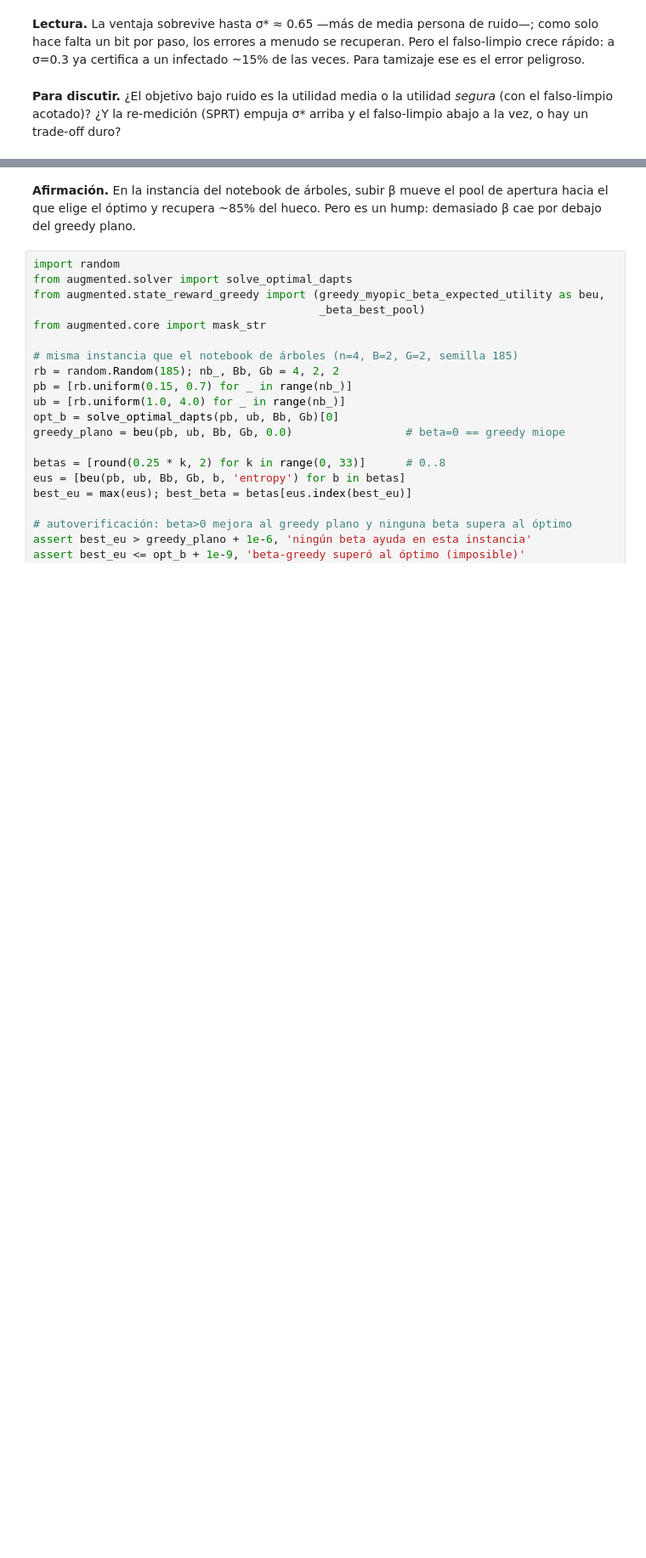
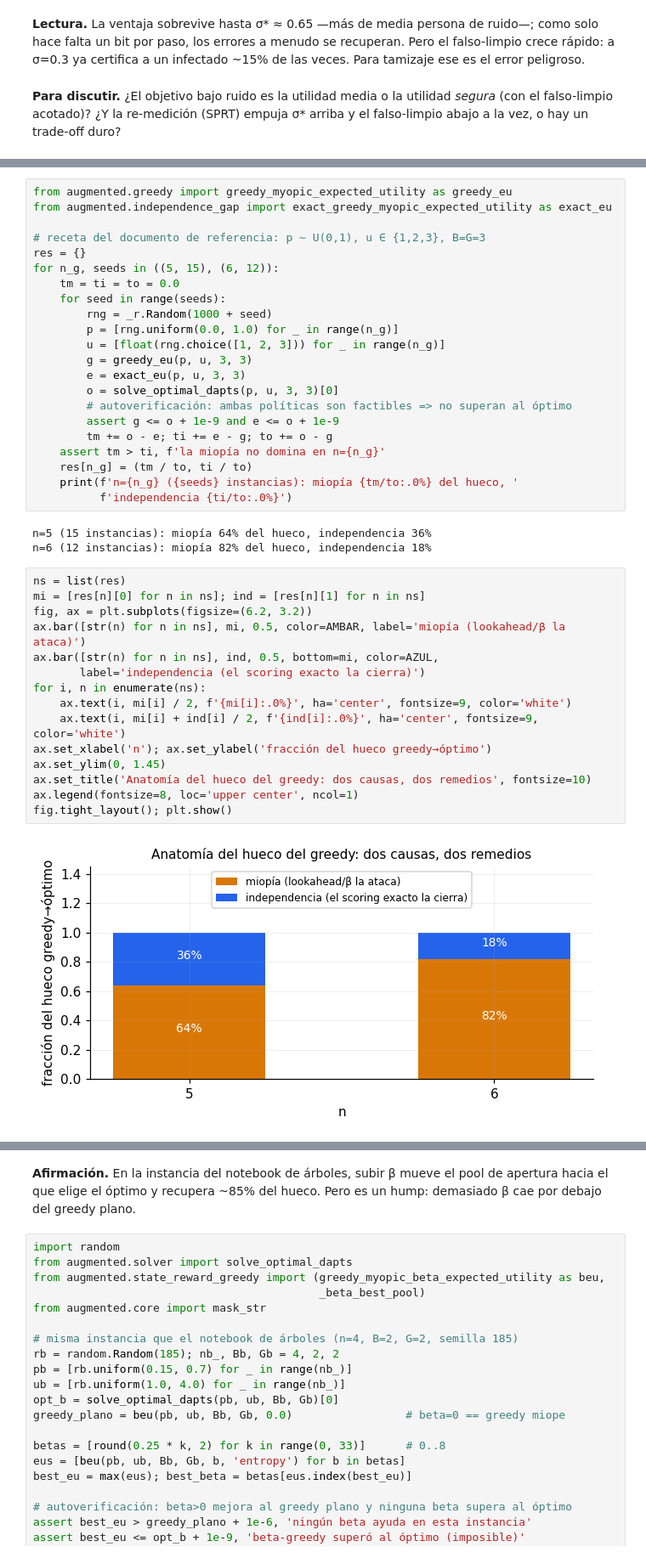
Before and after one commit to Vladi-roSP/pooled-testing-dynamic, a Jupyter notebook: augmented/notebooks/19_avances_post_sesion.ipynb, the cells around one changed output, grey strips where cells are left out. Shown at 85% size. Drawn from its saved outputs; the diff is of its cells as text; blank space fills up the shorter version.

```diff
--- a/augmented/notebooks/19_avances_post_sesion.ipynb
+++ b/augmented/notebooks/19_avances_post_sesion.ipynb
@@ -659,0 +617,42 @@ conteo) como proxy escalar del "valor de contar" de una historia?
+# %%
+from augmented.greedy import greedy_myopic_expected_utility as greedy_eu
+from augmented.independence_gap import exact_greedy_myopic_expected_utility as exact_eu
+
+# receta del documento de referencia: p ~ U(0,1), u ∈ {1,2,3}, B=G=3
+res = {}
+for n_g, seeds in ((5, 15), (6, 12)):
+    tm = ti = to = 0.0
+    for seed in range(seeds):
+        rng = _r.Random(1000 + seed)
+        p = [rng.uniform(0.0, 1.0) for _ in range(n_g)]
+        u = [float(rng.choice([1, 2, 3])) for _ in range(n_g)]
+        g = greedy_eu(p, u, 3, 3)
+        e = exact_eu(p, u, 3, 3)
+        o = solve_optimal_dapts(p, u, 3, 3)[0]
+        # autoverificación: ambas políticas son factibles => no superan al óptimo
+        assert g <= o + 1e-9 and e <= o + 1e-9
+        tm += o - e; ti += e - g; to += o - g
+    assert tm > ti, f'la miopía no domina en n={n_g}'
+    res[n_g] = (tm / to, ti / to)
+    print(f'n={n_g} ({seeds} instancias): miopía {tm/to:.0%} del hueco, '
+          f'independencia {ti/to:.0%}')
+# %% [output]
+n=5 (15 instancias): miopía 64% del hueco, independencia 36%
+n=6 (12 instancias): miopía 82% del hueco, independencia 18%
+# %%
+ns = list(res)
+mi = [res[n][0] for n in ns]; ind = [res[n][1] for n in ns]
+fig, ax = plt.subplots(figsize=(6.2, 3.2))
+ax.bar([str(n) for n in ns], mi, 0.5, color=AMBAR, label='miopía (lookahead/β la ataca)')
+ax.bar([str(n) for n in ns], ind, 0.5, bottom=mi, color=AZUL,
+       label='independencia (el scoring exacto la cierra)')
+for i, n in enumerate(ns):
+    ax.text(i, mi[i] / 2, f'{mi[i]:.0%}', ha='center', fontsize=9, color='white')
+    ax.text(i, mi[i] + ind[i] / 2, f'{ind[i]:.0%}', ha='center', fontsize=9, color='white')
+ax.set_xlabel('n'); ax.set_ylabel('fracción del hueco greedy→óptimo')
+ax.set_ylim(0, 1.45)
+ax.set_title('Anatomía del hueco del greedy: dos causas, dos remedios', fontsize=10)
+ax.legend(fontsize=8, loc='upper center', ncol=1)
+fig.tight_layout(); plt.show()
+# %% [output]
+[figure, added]
```
Also changed, not shown: parts of 12 cells of this notebook, 1 other file.
